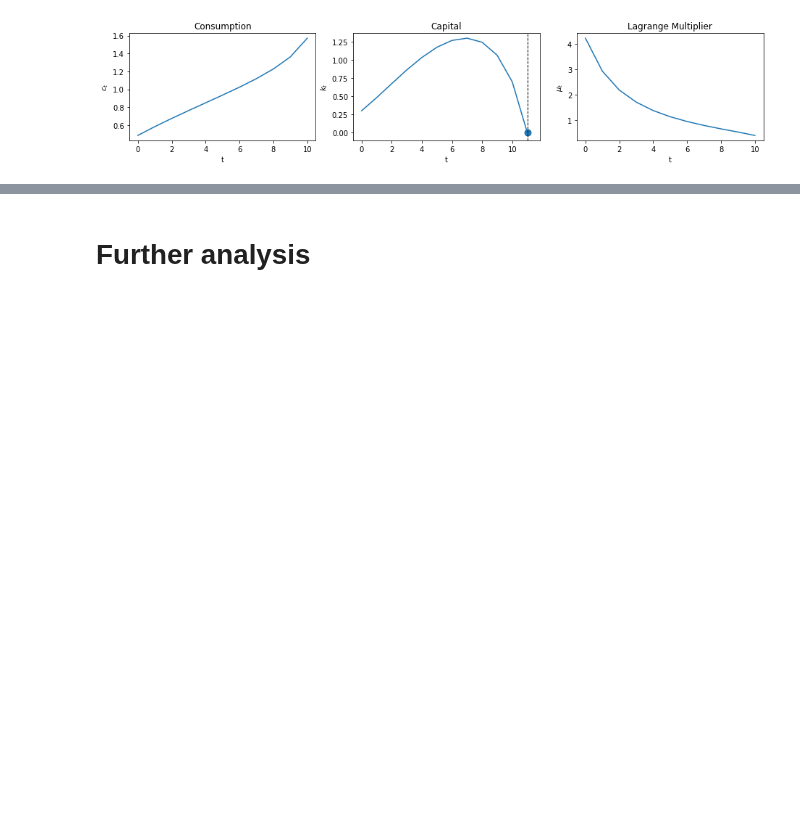
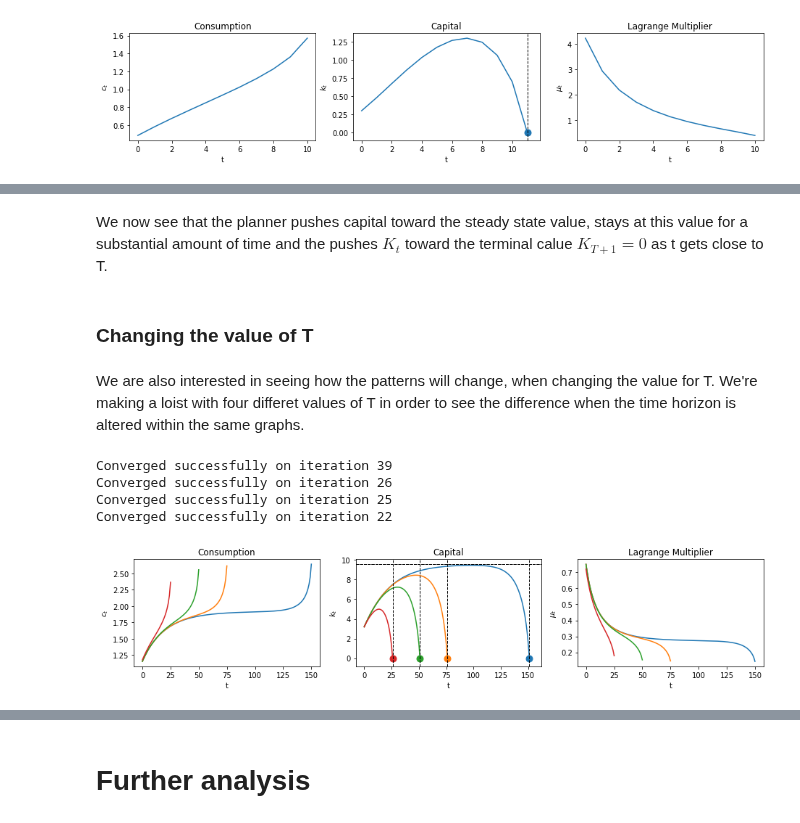
Before and after one commit to NumEconCopenhagen/projects-2020-group1, a Jupyter notebook: modelproject/modelproject.ipynb, the cells around one changed output, grey strips where cells are left out. Cells and saved outputs as stored; diff of their text form; code cells hidden in the pictures; blank space fills up the shorter version.

```diff
--- a/modelproject/modelproject.ipynb
+++ b/modelproject/modelproject.ipynb
@@ -203,11 +210,4 @@ Define the model parameters
 # %%
-# Parameters
-gamma=2
-delta=0.02
-beta=0.95
-alpha=0.33
-A=1
-
 # Initial guesses
 T=10
 c=np.zeros(T+1) #T periods of consumption initialised to 0
@@ -215,15 +215,15 @@ k=np.zeros(T+2) #T periods of capital initialised to 0(T+2 to include t+1 variab
 k[0]=0.3 #Initial k
 c[0]=0.2 #Guess of c_0
 
-def algorithm_method(c, k, gamma, delta, beta, alpha, A):
+def algorithm(c, k, gamma, delta, beta, alpha, A):
     T = len(c)-1
     for t in range(T):
         k[t+1]=f(A=A, k=k[t], alpha=alpha)+(1-delta)*k[t]-c[t] # Equation 1 with inequality
         if k[t+1]<0: #Ensuring nonnegativity
             k[t+1]=0
-    # Equation 2: We keep in the general form to who how we would solve if we did not want to do any simplification
+# Equation 2: We keep in the general form to who how we would solve if we did not want to do any simplification
         if beta*(f_prime(A=A, k=k[t+1], alpha=alpha)+(1-delta))==np.inf:
-            #Only occurs if k[t+1] is 0, in which case we will not produce anything next period, so consumption will have to go to 0
+#Only occurs if k[t+1] is 0, in which case we will not produce anything next period, so consumption will have to go to 0
             c[t+1]=0
         else: c[t+1]=u_prime_inverse(u_prime(c=c[t], gamma=gamma)/(beta*(f_prime(A=A, k=k[t+1], alpha=alpha)+(1-delta))), gamma=gamma)
 
@@ -233,7 +233,7 @@ def algorithm_method(c, k, gamma, delta, beta, alpha, A):
 
     return c, k
 
-paths = algorithm_method(c, k, gamma, delta, beta, alpha, A)
+paths = algorithm(c, k, gamma, delta, beta, alpha, A)
 
 fig, axes = plt.subplots(1, 2, figsize=(10, 4))
 colors = ['blue', 'red']
@@ -340,0 +386,23 @@ Y=2
+# %% [markdown]
+We now see that the planner pushes capital toward the steady state value, stays at this value for a substantial amount of time and the pushes $K_t$ toward the terminal calue $K_{T+1}=0$ as t gets close to T.
+# %% [markdown]
+### Changing the value of T
+# %% [markdown]
+We are also interested in seeing how the patterns will change, when changing the value for T. We're making a loist with four differet values of T in order to see the difference when the time horizon is altered within the same graphs.
+# %%
+T_list = (150, 75, 50, 25)
+fix, axes =plt.subplots(1, 3, figsize=(13,3))
+
+for T in T_list:
+    c=np.zeros(T+1)
+    k=np.zeros(T+2)
+    c[0]=0.3
+    k[0]=k_initial
+    paths=bisection(c, k, gamma, delta, beta, alpha, A)
+    plot_paths(paths, ss=k_ss, axes=axes)
+# %% [output]
+Converged successfully on iteration 39
+Converged successfully on iteration 26
+Converged successfully on iteration 25
+Converged successfully on iteration 22
+[figure, added]
```
Also changed, not shown: parts of 24 cells of this notebook.
